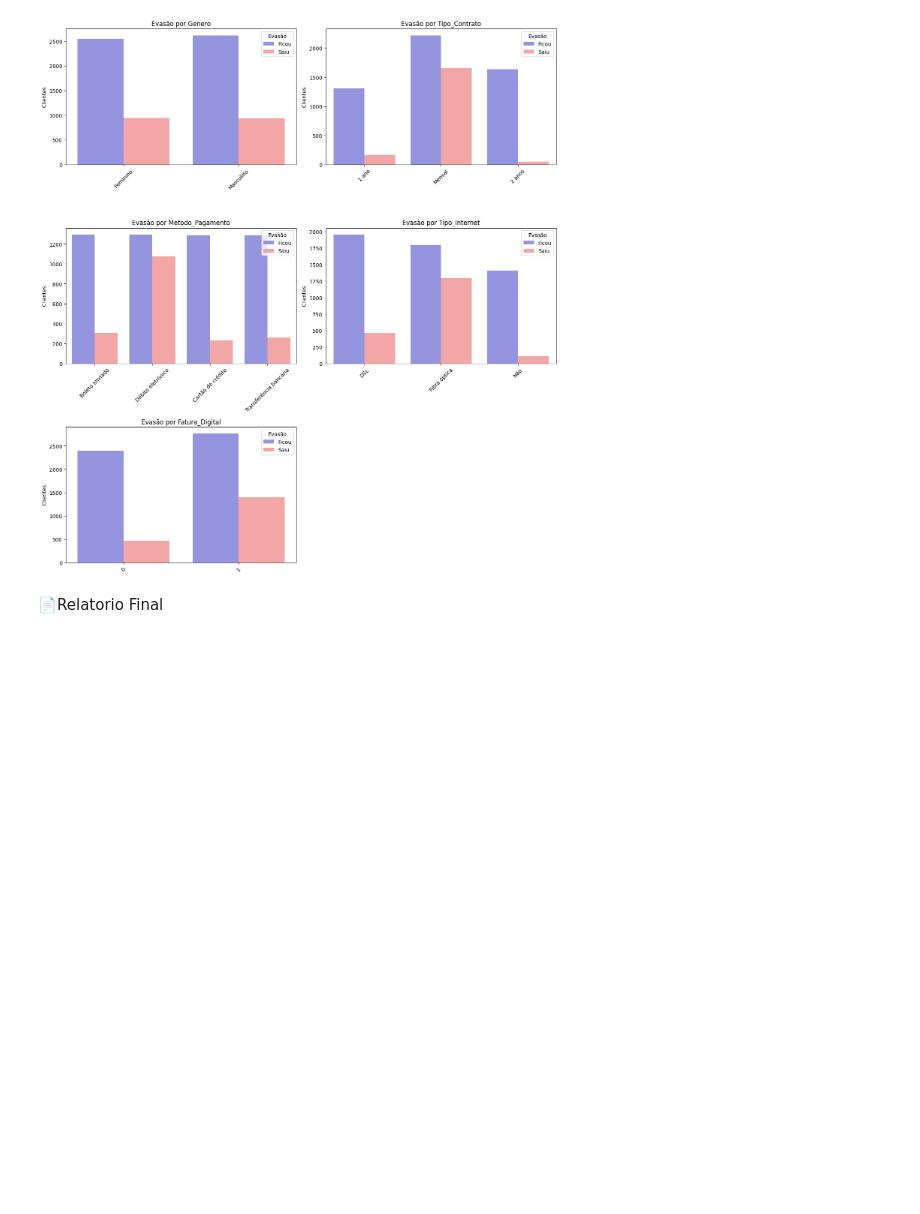
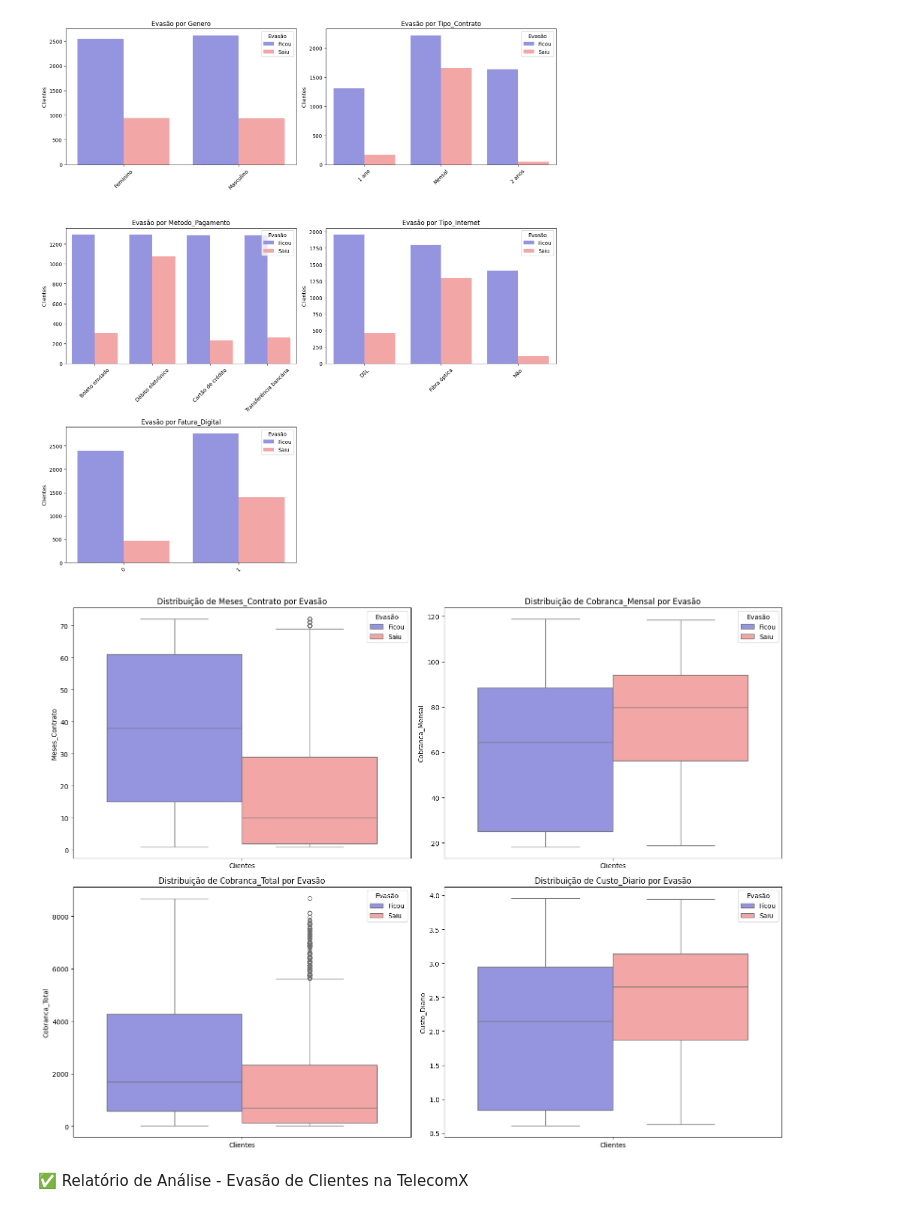
Before and after one commit to DennerCaleare/Desafio-1, a Jupyter notebook: TelecomX_BR.ipynb, the cells around one changed output. Cells and saved outputs as stored; diff of their text form; code cells hidden in the pictures; blank space fills up the shorter version.

```diff
--- a/TelecomX_BR.ipynb
+++ b/TelecomX_BR.ipynb
@@ -405,5 +405,28 @@ plt.tight_layout()
 plt.show()
 # %% [output]
 [figure]
+# %%
+# Criar coluna temporária para o eixo x
+df['Grupo'] = 'Clientes'
+
+variaveis_numericas = ['Meses_Contrato', 'Cobranca_Mensal', 'Cobranca_Total', 'Custo_Diario']
+
+plt.figure(figsize=(16, 12))
+
+for i, var in enumerate(variaveis_numericas, 1):
+    plt.subplot(2, 2, i)
+    sns.boxplot(data=df, x='Grupo', y=var, hue='Evasao', palette=['#8789EB', '#FF9999'], dodge=True)
+    plt.title(f'Distribuição de {var} por Evasão')
+    plt.xlabel('')
+    plt.ylabel(var)
+    plt.legend(title='Evasão', labels=['Ficou', 'Saiu'])
+
+plt.tight_layout()
+plt.show()
+
+# Opcional: remover a coluna temporária se quiser
+df.drop(columns=['Grupo'], inplace=True)
+# %% [output]
+[figure, added]
 # %% [markdown]
-📄Relatorio Final
+✅ Relatório de Análise - Evasão de Clientes na TelecomX
```
